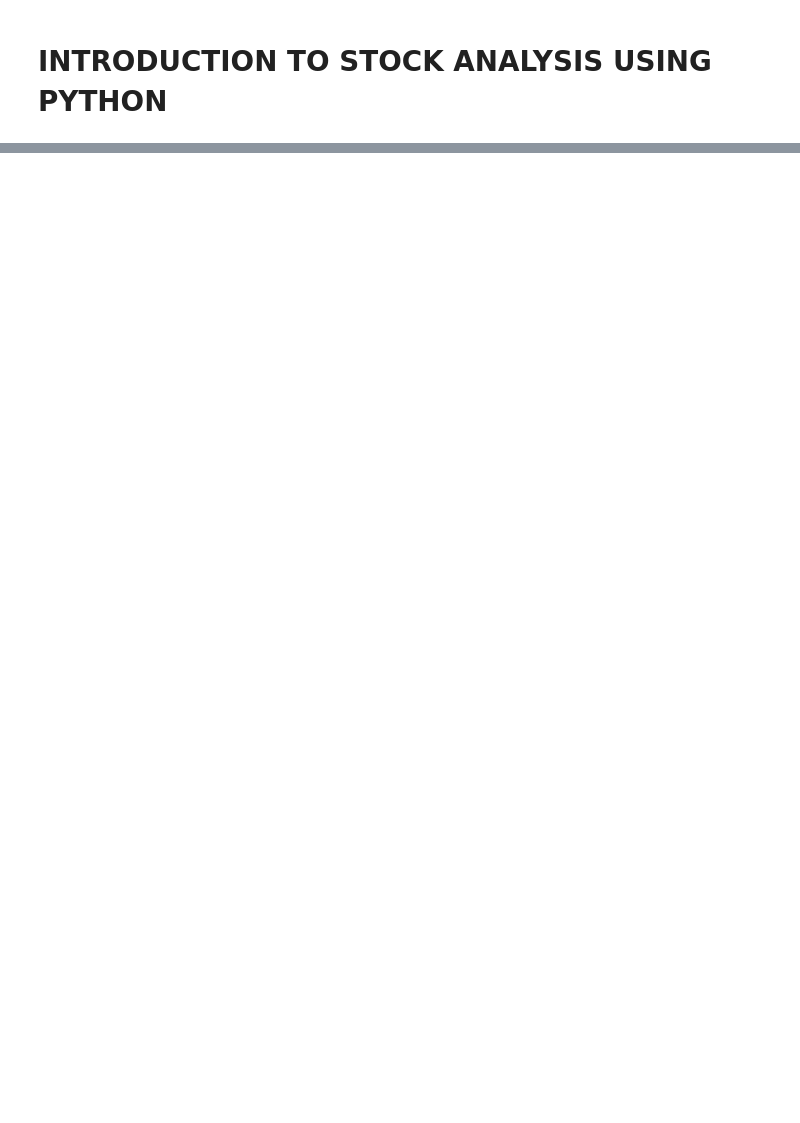
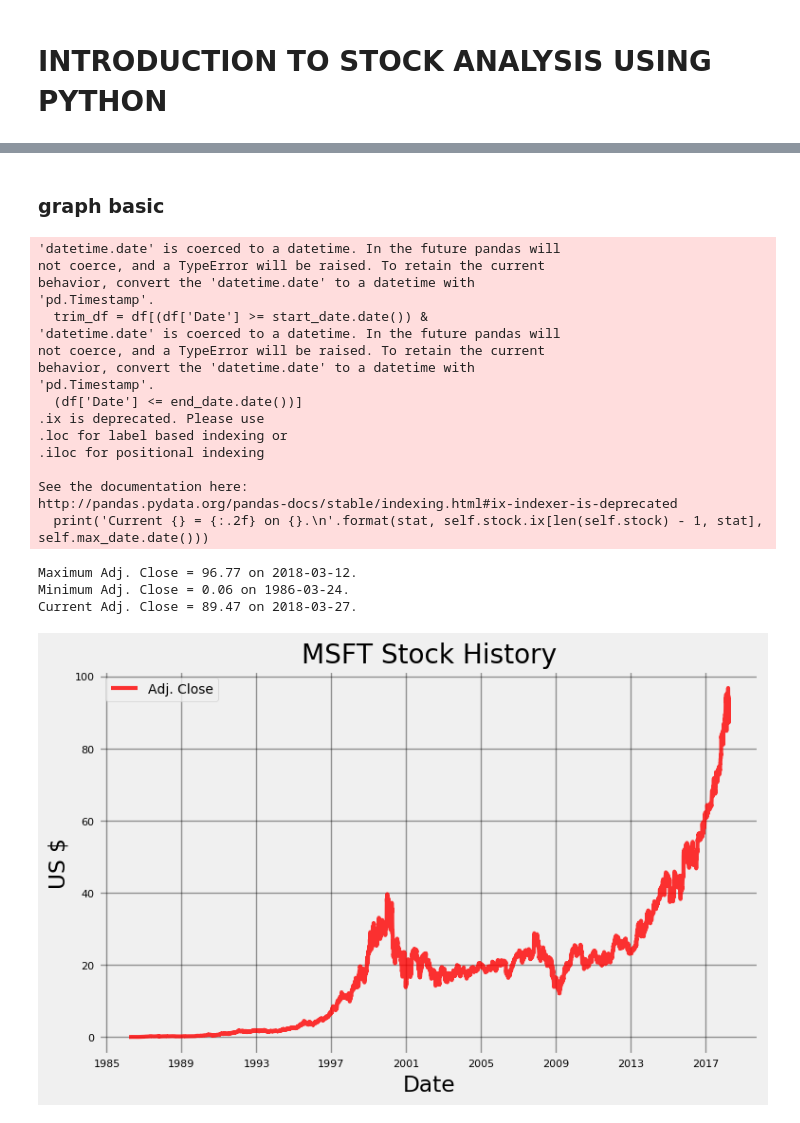
Before and after one commit to Gailholme/AwamProject, a Jupyter notebook: pythonStock/pythonStockAnalysis.ipynb, the cells around one changed output, grey strips where cells are left out. Saved outputs shown, nothing was run; the diff lists cells and outputs as text; code cells hidden in the pictures; blank space fills up the shorter version.

Commit message:
Add files via upload
Today install and try to plot graph successfully until the " changepoint vs google trend"

```diff
--- a/pythonStock/pythonStockAnalysis.ipynb
+++ b/pythonStock/pythonStockAnalysis.ipynb
@@ -15,0 +28,7 @@ ModuleNotFoundError: No module named 'fbprophet'
+# %%
+# MSFT is in the WIKI database, which is default
+microsoft = Stocker(ticker='MSFT')
+mcdonald = Stocker (ticker = 'MCD')
+
+# TECHM is in the NSE database
+techm = Stocker(ticker='TECHM', exchange='NSE')
@@ -15,0 +70,27 @@ ModuleNotFoundError: No module named 'fbprophet'
+# %% [markdown]
+### graph basic
+# %%
+# A method (function) requires parentheses
+microsoft.plot_stock()
+# %% [output]
+'datetime.date' is coerced to a datetime. In the future pandas will
+not coerce, and a TypeError will be raised. To retain the current
+behavior, convert the 'datetime.date' to a datetime with
+'pd.Timestamp'.
+  trim_df = df[(df['Date'] >= start_date.date()) &
+'datetime.date' is coerced to a datetime. In the future pandas will
+not coerce, and a TypeError will be raised. To retain the current
+behavior, convert the 'datetime.date' to a datetime with
+'pd.Timestamp'.
+  (df['Date'] <= end_date.date())]
+.ix is deprecated. Please use
+.loc for label based indexing or
+.iloc for positional indexing
+
+See the documentation here:
+http://pandas.pydata.org/pandas-docs/stable/indexing.html#ix-indexer-is-deprecated
+  print('Current {} = {:.2f} on {}.\n'.format(stat, self.stock.ix[len(self.stock) - 1, stat], self.max_date.date()))
+Maximum Adj. Close = 96.77 on 2018-03-12.
+Minimum Adj. Close = 0.06 on 1986-03-24.
+Current Adj. Close = 89.47 on 2018-03-27.
+[figure, added]
```
Also changed, not shown: parts of 30 cells of this notebook, 1 other file.
